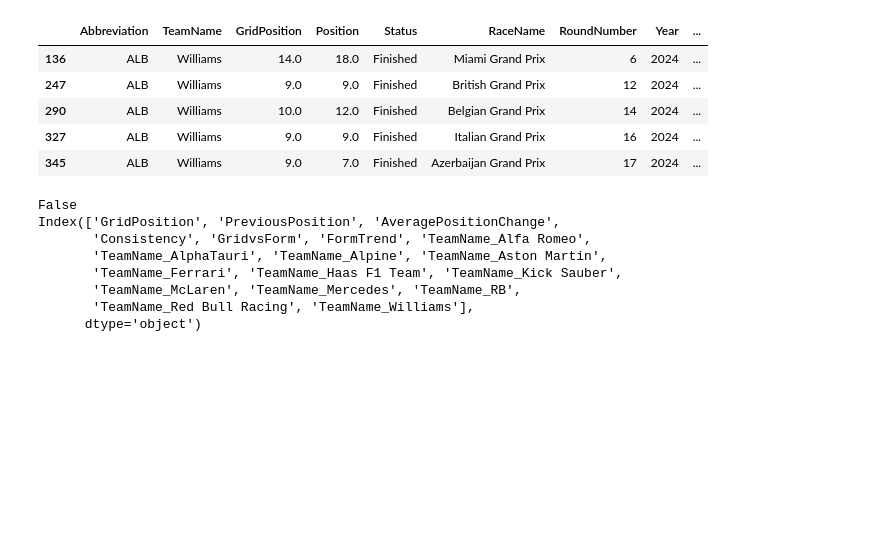
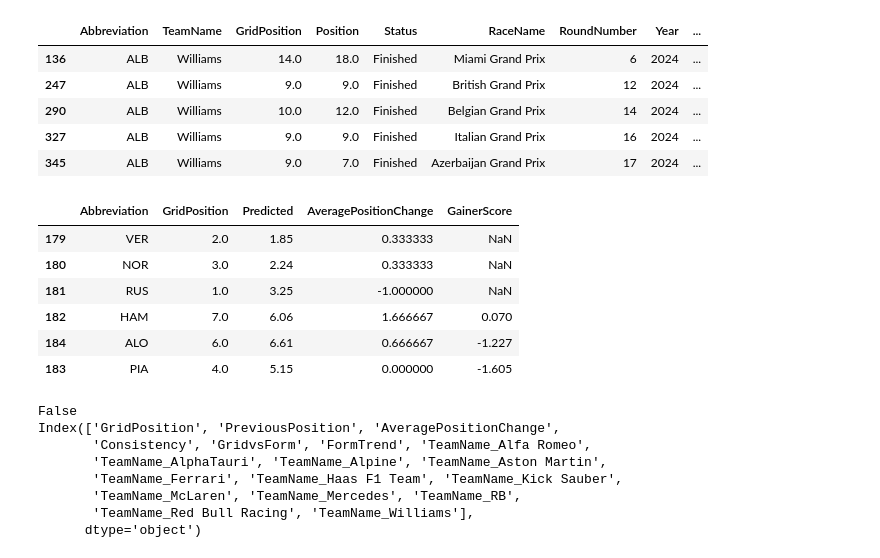
Before and after one commit to pyyroo-a/Formula-1-Fantasy-Predictor, a Jupyter notebook: notebooks/model-v3-smarter-features.ipynb, the cells around one changed output. Cells and saved outputs as stored; diff of their text form; code cells hidden in the pictures; blank space fills up the shorter version.

```diff
--- a/notebooks/model-v3-smarter-features.ipynb
+++ b/notebooks/model-v3-smarter-features.ipynb
@@ -189,6 +192,17 @@ fantasy_table.head()
 | 290 | ALB | Williams | 10.0 | 12.0 | Finished | Belgian Grand Prix | 14 | 2024 | ... |
 | 327 | ALB | Williams | 9.0 | 9.0 | Finished | Italian Grand Prix | 16 | 2024 | ... |
 | 345 | ALB | Williams | 9.0 | 7.0 | Finished | Azerbaijan Grand Prix | 17 | 2024 | ... |
+# %%
+team = build_fantasy_team(fantasy_table, "Canadian Grand Prix")
+team[["Abbreviation", "GridPosition", "Predicted", "AveragePositionChange", "GainerScore"]]
+# %% [output]
+|  | Abbreviation | GridPosition | Predicted | AveragePositionChange | GainerScore |
+| 179 | VER | 2.0 | 1.85 | 0.333333 | NaN |
+| 180 | NOR | 3.0 | 2.24 | 0.333333 | NaN |
+| 181 | RUS | 1.0 | 3.25 | -1.000000 | NaN |
+| 182 | HAM | 7.0 | 6.06 | 1.666667 | 0.070 |
+| 184 | ALO | 6.0 | 6.61 | 0.666667 | -1.227 |
+| 183 | PIA | 4.0 | 5.15 | 0.000000 | -1.605 |
 # %%
 df_2023["PositionChange"] = df_2023["GridPosition"] - df_2023["Position"]
 df_2024["PositionChange"] = df_2024["GridPosition"] - df_2024["Position"]
```
Also changed, not shown: parts of 1 cell of this notebook.
